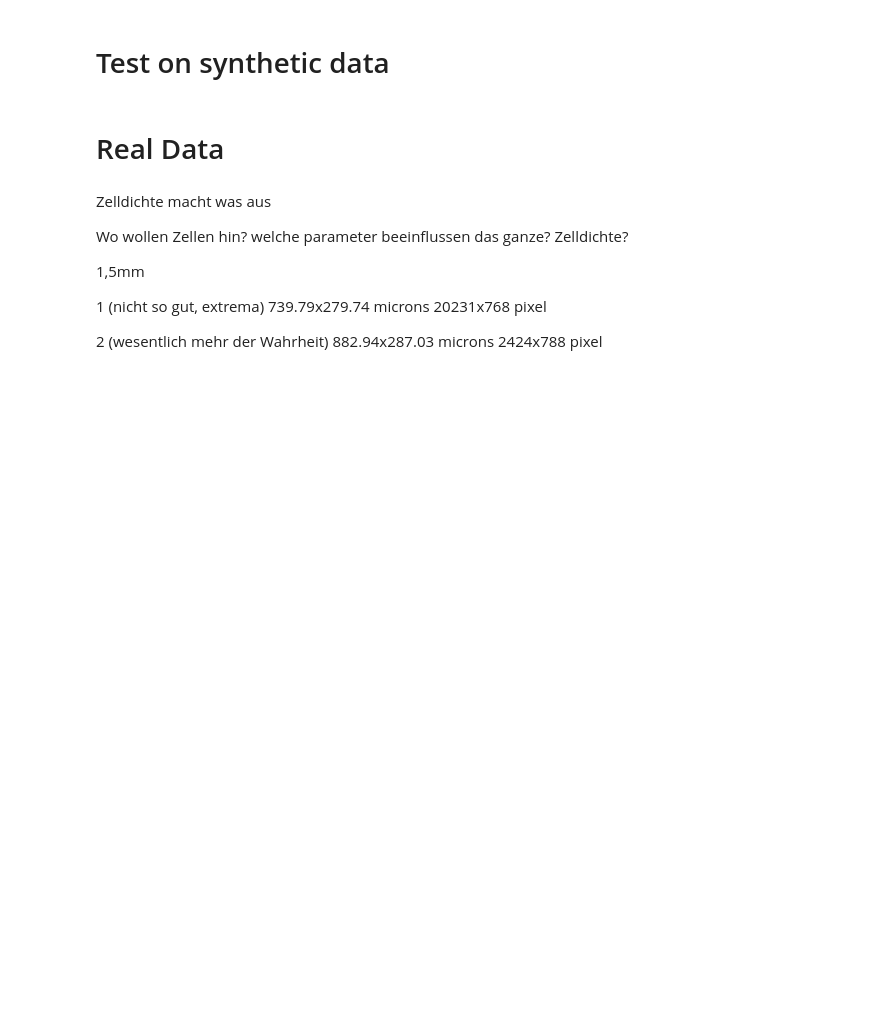
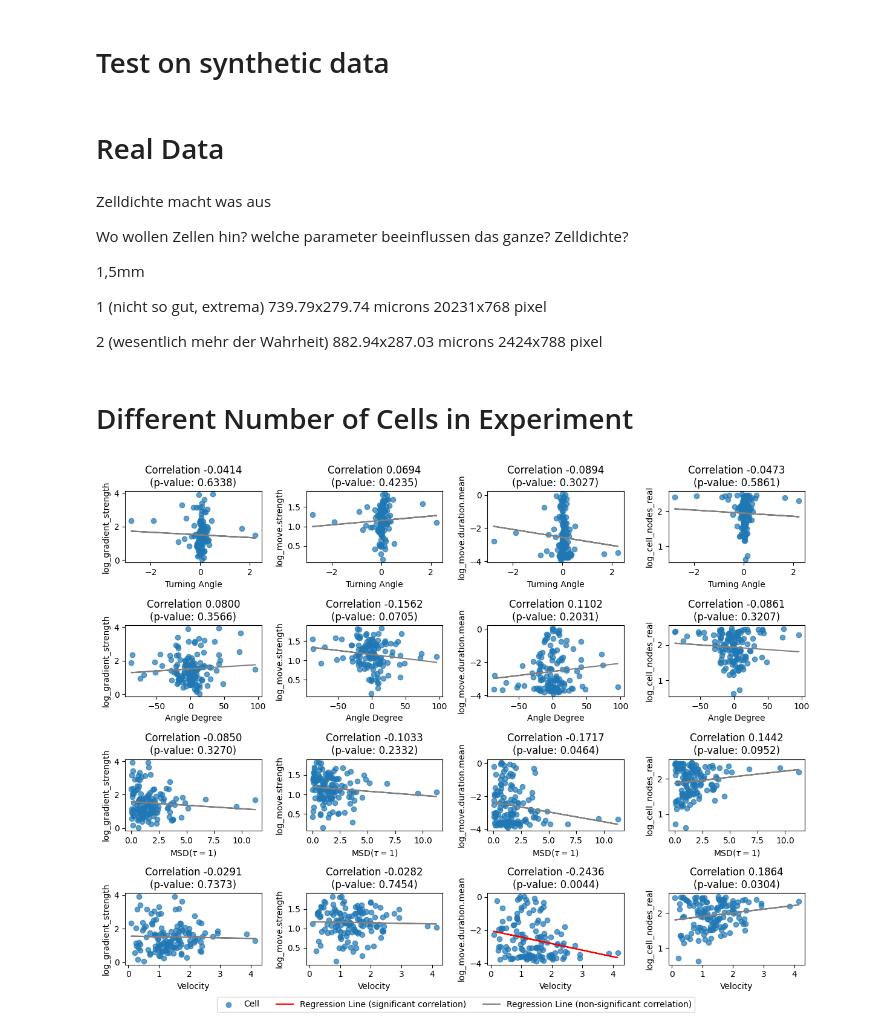
Before and after one commit to arrjon/CellMigration, a Jupyter notebook: learned_summaries/cell_migration_bayesflow.ipynb, the cells around one changed output. Cells and saved outputs as stored; diff of their text form; code cells hidden in the pictures; blank space fills up the shorter version.

Commit message:
plots

```diff
--- a/learned_summaries/cell_migration_bayesflow.ipynb
+++ b/learned_summaries/cell_migration_bayesflow.ipynb
@@ -430,9 +448,10 @@ Wo wollen Zellen hin? welche parameter beeinflussen das ganze? Zelldichte?
 2424x788 pixel
 # %%
 # batch the real data
-#batches = [real_data_full]
-batches = [real_data[i * cells_in_population:(i + 1) * cells_in_population]
-           for i in range(len(real_data) // cells_in_population)]
+n_cell_in_batch = [len(real_data_full), cells_in_population][0]  # 0: joint, 1: combined posterior
+batches = [real_data_full[i * n_cell_in_batch:(i + 1) * n_cell_in_batch]
+           for i in range(len(real_data_full) // n_cell_in_batch)]
+#batches = [real_data_50]  # single posterior
 real_posterior_samples_full = []
 n_samples = prior_draws.shape[0] // len(batches)
 
@@ -484,3 +503,17 @@ if trainer.amortizer.summary_loss is not None:
     fig.savefig(f'{trainer.checkpoint_path}/Real_{real_data_id} MMD.png',
                 bbox_inches='tight')
     plt.show()
+# %% [markdown]
+# Different Number of Cells in Experiment
+# %%
+# batch the real data
+n_cell_in_batch = 1
+batches = [real_data_full[i * n_cell_in_batch:(i + 1) * n_cell_in_batch]
+           for i in range(len(real_data_full) // n_cell_in_batch)]
+real_posterior_samples_full = []
+
+for b in tqdm(batches):
+    real_posterior_samples = trainer.amortizer.sample(trainer.configurator({'sim_data': b[np.newaxis]}),
+                                          n_samples=100)
+    real_posterior_samples = real_posterior_samples * p_std + p_mean
+    real_posterior_samples_full.append(real_posterior_samples)
@@ -486,0 +569,30 @@ if trainer.amortizer.summary_loss is not None:
+# %%
+# Plot the correlation
+fig, ax = plt.subplots(len(reg_output.keys()), 4, sharex='row', sharey='col', figsize=(12, 9), tight_layout=True)
+
+for j, (key, list_p) in enumerate(reg_output.items()):
+    for i in range(len(list_p)):
+        #if i == len(list_p)-1 and j == len(reg_output.keys())-1:
+        #    continue
+        reg = list_p[i]
+
+        ax[j, i].scatter(list_stats[j], list_params[i], alpha=0.7, label='Cell' if i == 0 and j == 0 else None)
+        if reg.pvalue < 0.01:
+            ax[j, i].plot(list_stats[j], reg.slope*list_stats[j] + reg.intercept,
+                     color='red', label=f'Regression Line (significant correlation)' if i == 2 and j == 3 else None)
+        else:
+            ax[j, i].plot(list_stats[j], reg.slope*list_stats[j] + reg.intercept,
+                     color='gray', label=f'Regression Line (non-significant correlation)' if i == 3 and j == 3 else None)
+
+        ax[j, i].set_title(f"Correlation {reg.rvalue:.4f}\n(p-value: {reg.pvalue:.4f})")
+        ax[j, i].set_xlabel(key)
+        ax[j, i].set_ylabel((log_param_names + ['Track Length'])[i])
+        #if i != len(list_p)-1:
+        #    ax[j, i].set_ylim(limits_log[param_names[i]])
+
+#ax[-1, -1].axis('off')
+fig.legend(loc='lower center', ncol=3, bbox_to_anchor=(0.5, -0.03))
+#plt.savefig(f'{trainer.checkpoint_path}/real_parameter_vs_stats.png', bbox_inches='tight')
+plt.show()
+# %% [output]
+[figure, added]
```
Also changed, not shown: parts of 10 cells of this notebook, 24 other files.
